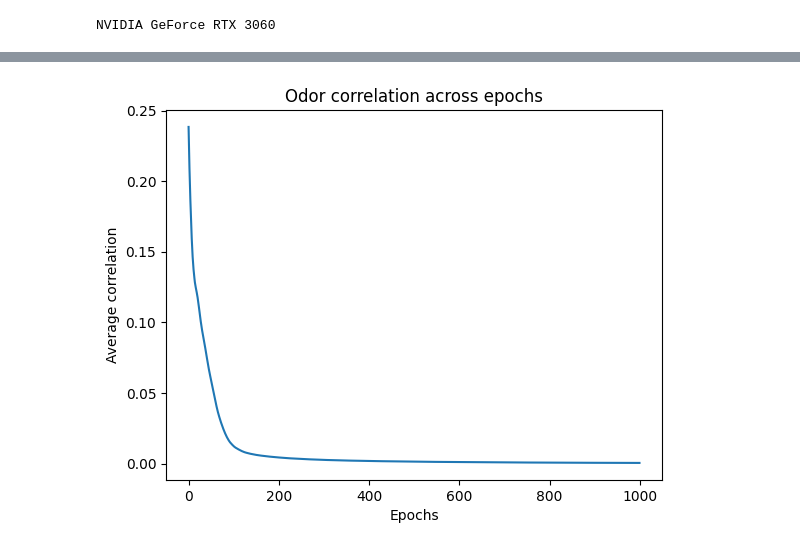
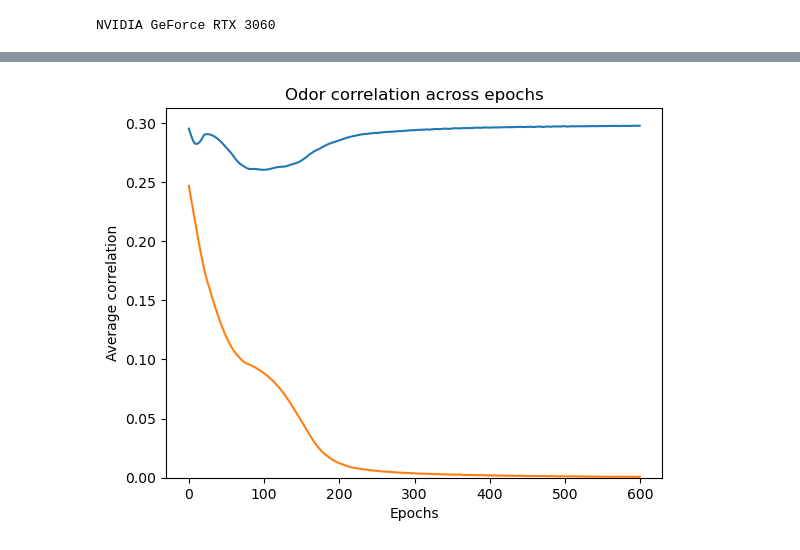
Before and after one commit to ArjunParthasarathy/Piriform-Cortex-Plasticity, a Jupyter notebook: backprop_joint_weight_reg.ipynb, the cells around one changed output, grey strips where cells are left out. Saved outputs shown, nothing was run; the diff lists cells and outputs as text; code cells hidden in the pictures.

```diff
--- a/backprop_joint_weight_reg.ipynb
+++ b/backprop_joint_weight_reg.ipynb
@@ -314,11 +319,14 @@ def get_update_inds(post, pre, W):
     return update_inds
 # %%
 import torch.optim as optim
-epochs_inner = 1000
+epochs_inner = 600
+
+T, Ttrack = 100, 50  # total number of time steps of recurrent dynamics, number of time steps for which we track the gradient
+
 # Number of standard deviations from mean, we are trying 0 b/c 1 and 2 is too sparse
 threshold_multiplier = 0
 
-lambda_corr, lambda_w, lambda_mu, lambda_var, lambda_sp = 1, 0, 0, 0, 0
+lambda_corr, lambda_w, lambda_mu, lambda_var, lambda_sp, lambda_sp_global = 1, 0, 0, 0, 10.0, 1.0
 
 mult = 100
 w_ie = 0.5
@@ -337,14 +345,15 @@ ei_pre = (num_e, num_neurons)
 
 
 corrs = torch.empty((epochs_inner,))
+corrsN = torch.empty((epochs_inner,))
 
 def train_model():
     W_initial = compute_initial_recurrent_weights()
     W_trained = W_initial.clone().to(gpu)
     W_trained.requires_grad_(True)
 
-    ie_update_inds = get_update_inds(ie_post, ie_pre, W_trained)
-    ei_update_inds = get_update_inds(ei_post, ei_pre, W_trained)
+    ie_update_inds = get_update_inds(ie_post, ie_pre, W_initial)
+    ei_update_inds = get_update_inds(ei_post, ei_pre, W_initial)
 
     # Only update the relevant weights
     def w_hook(grad):
@@ -363,7 +372,7 @@ def train_model():
     R_initial = compute_piriform_response(hbar_ff, W_initial, threshold_multiplier)
     R_trained = R_initial.clone()
     print(f"Initial loss: \t", end="")
-    loss_fn(R_initial, W_initial, ie_update_inds, ei_update_inds, lambda_corr, lambda_w, lambda_mu, lambda_var, lambda_sp, do_print=True)
+    loss_fn(R_initial, W_initial, ie_update_inds, ei_update_inds, lambda_corr, lambda_w, lambda_mu, lambda_var, lambda_sp, lambda_sp_global, do_print=True)
 
     clamp_min = torch.zeros_like(W_trained)
     # I->E weights have lower negative bound
@@ -376,8 +385,9 @@ def train_model():
     # I->E weights are only negative
     clamp_max[ei_update_inds] = ei_max_weight
 
-    num_samples = 1000
+    num_samples = 500
     W_tracked = torch.empty((epochs_inner, num_samples, 2))
+    R_tracked_ie_post, R_tracked_ie_pre, R_tracked_ei_post, R_tracked_ei_pre = [torch.empty((epochs_inner, num_samples, P)) for _ in range(4)]
     ie_track_inds = torch.randperm(len(ie_update_inds[0]))[:num_samples]
     ei_track_inds = torch.randperm(len(ei_update_inds[0]))[:num_samples]
 
@@ -387,20 +397,32 @@ def train_model():
             print(f"Epoch {i}: \t", end="")
             do_print = True
 
-        loss, R_trained = loss_after_odors(W_trained, ie_update_inds, ei_update_inds, hbar_ff, threshold_multiplier, lambda_corr, lambda_w, lambda_mu, lambda_var, lambda_sp, do_print)
+        loss, R_trained = loss_after_odors(W_trained, ie_update_inds, ei_update_inds, hbar_ff, threshold_multiplier, lambda_corr, lambda_w, lambda_mu, lambda_var, lambda_sp, lambda_sp_global, do_print, T=T, Ttrack=Ttrack)
 
-        corrs[i] = odor_corrs(R_trained)[1]
+        corrs[i] = odor_corrs(R_trained, familiar_inds)[1]
+        corrsN[i] = odor_corrs(R_trained, novel_inds)[1]
 
         W_tracked[i, :, 0] = W_trained[ie_update_inds][ie_track_inds].detach()
         W_tracked[i, :, 1] = W_trained[ei_update_inds][ei_track_inds].detach()
 
+        # TK store rates which are pre- and post-synaptic for these weights!
+        R_tracked_ie_post[i, :, :] = R_trained[ie_update_inds[0]][ie_track_inds] # post
+        R_tracked_ie_pre[i, :, :] = R_trained[ie_update_inds[1]][ie_track_inds] # pre
+        R_tracked_ei_post[i, :, :] = R_trained[ei_update_inds[0]][ei_track_inds] # post
+        R_tracked_ei_pre[i, :, :] = R_trained[ei_update_inds[1]][ei_track_inds] # pre
+        # in ie_update_inds, indices are stored as (inds_pre, inds_post). Both entries of the tuple have size equal to the number of nonzero elements at initialization
+        #
         loss.backward()
         optimizer.step()
         optimizer.zero_grad()
 
         with torch.no_grad():
             W_trained.clamp_(min=clamp_min, max=clamp_max)
-
-
-    return ie_update_inds, ei_update_inds, W_initial, W_trained, W_tracked, R_initial, R_trained
+    R_tracked = {
+        "ei-pre": R_tracked_ei_pre,
+        "ei-post": R_tracked_ei_post,
+        "ie-pre": R_tracked_ie_pre,
+        "ie-post": R_tracked_ie_post
+    }
+    return ie_update_inds, ei_update_inds, W_initial, W_trained, W_tracked, R_initial, R_trained, R_tracked
 # %%
@@ -420,11 +441,13 @@ Epoch 900:      Avg Corr: 0.0006, Corr: 0.0000, Sparsity: 0.0000, IE: 0.0000, EI
 # %%
 with torch.no_grad():
-    plt.plot(torch.arange(epochs_inner), corrs)
+    plt.plot(torch.arange(epochs_inner), corrsN, label="novel")
+    plt.plot(torch.arange(epochs_inner), corrs, label="familiar")
     plt.xlabel("Epochs")
     plt.ylabel("Average correlation")
     plt.title("Odor correlation across epochs")
+    plt.ylim([0, plt.gca().get_ylim()[1]])
 # %% [output]
-[figure, old version]
+[figure, new version]
 # %%
 with torch.no_grad():
     plt.hist(((W_trained[ie_update_inds].cpu() - w_ie) / w_ie) * 100, bins=100)
```
Also changed, not shown: parts of 18 cells of this notebook.
